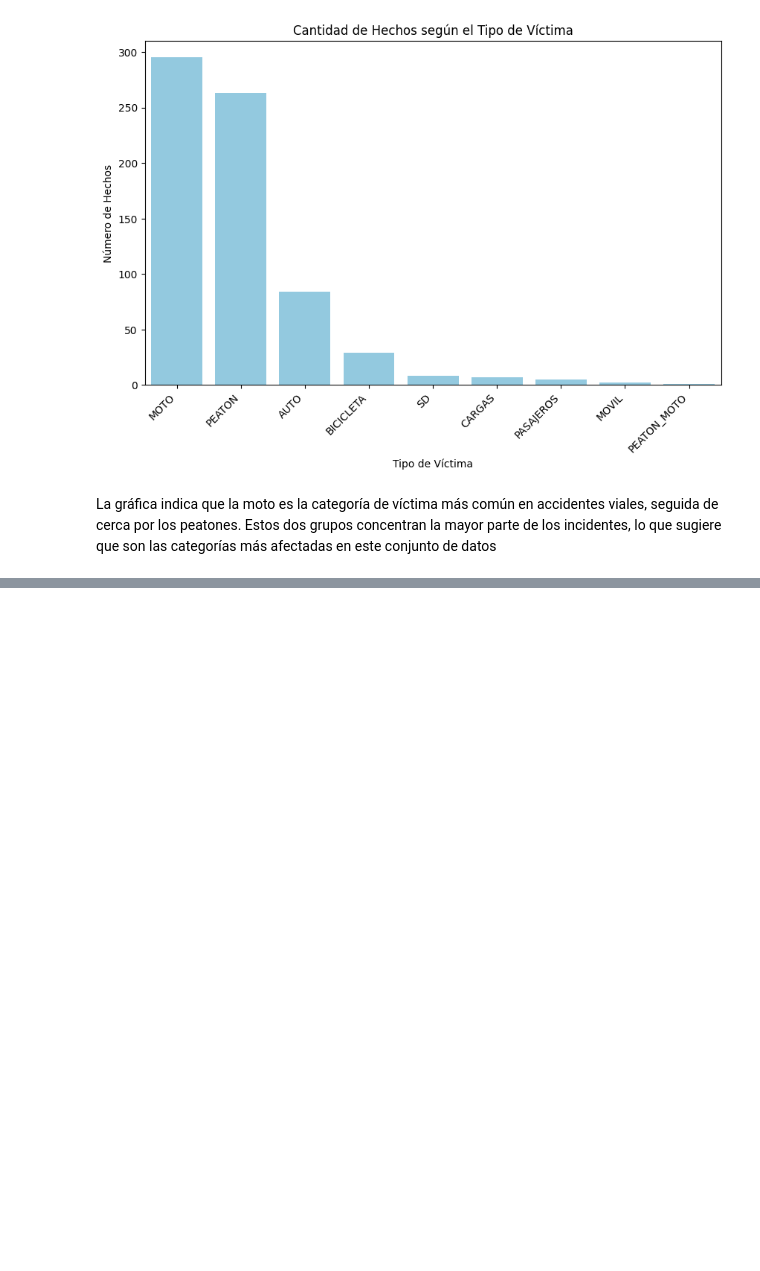
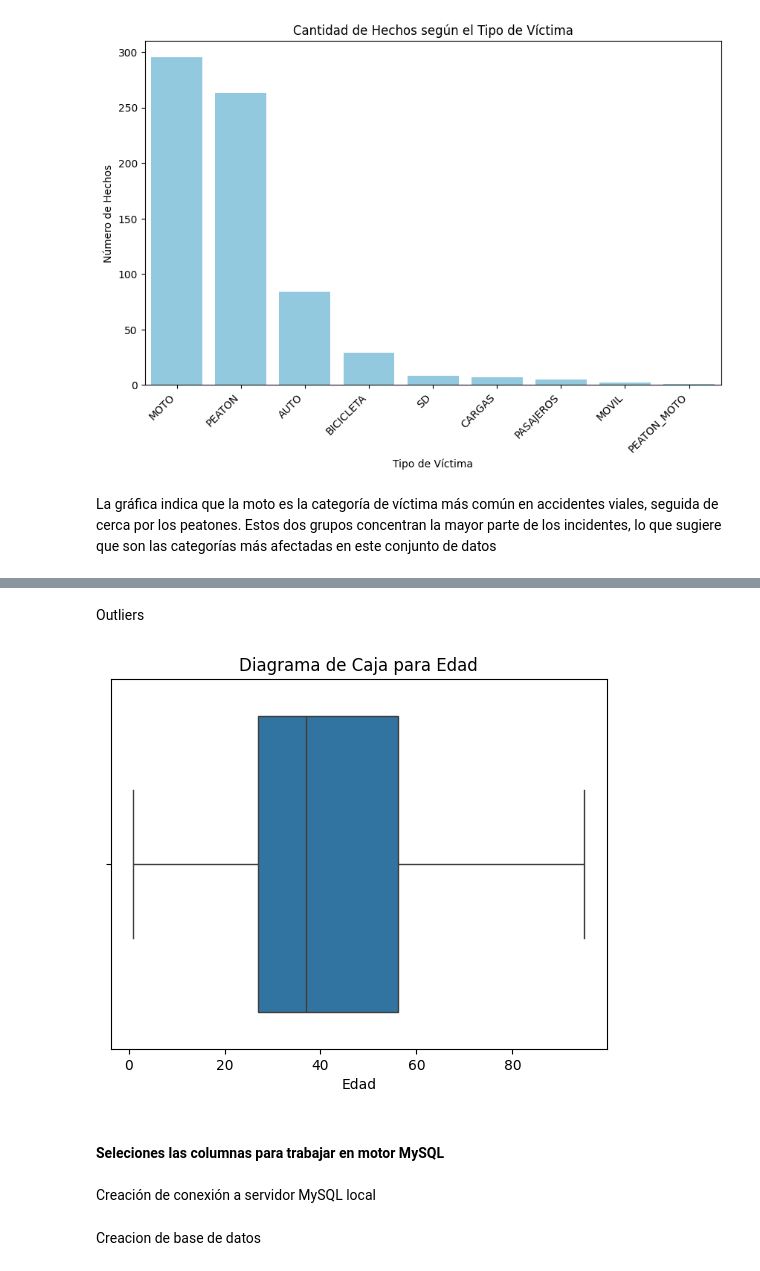
Before and after one commit to C-Hidalgo/Siniestros_data_analyst, a Jupyter notebook: ETL-EDA/EDA.ipynb, the cells around one changed output, grey strips where cells are left out. Drawn from its saved outputs; the diff is of its cells as text; code cells hidden in the pictures; blank space fills up the shorter version.

```diff
--- a/ETL-EDA/EDA.ipynb
+++ b/ETL-EDA/EDA.ipynb
@@ -117,0 +197,4 @@ La gráfica indica que la moto es la categoría de víctima más común en accid
+# %%
+victimas['AÑO'] = victimas['FECHA'].dt.year
+victimas_por_año = victimas.groupby('AÑO').size()
+print(victimas_por_año)
@@ -117,0 +210,15 @@ La gráfica indica que la moto es la categoría de víctima más común en accid
+# %% [markdown]
+Outliers
+# %%
+# Reemplazar 'SD' con NaN en la columna 'EDAD'
+victimas['EDAD'] = pd.to_numeric(victimas['EDAD'], errors='coerce')
+
+# Crear el diagrama de caja
+sns.boxplot(x=victimas['EDAD'])
+plt.title('Diagrama de Caja para Edad')
+plt.xlabel('Edad')
+plt.show()
+# %% [output]
+[figure, added]
+# %% [markdown]
+<h4>Seleciones las columnas para trabajar en motor MySQL</h4>
@@ -117,0 +231,2 @@ La gráfica indica que la moto es la categoría de víctima más común en accid
+# %% [markdown]
+Creación de conexión a servidor MySQL local
@@ -117,0 +241,2 @@ La gráfica indica que la moto es la categoría de víctima más común en accid
+# %% [markdown]
+Creacion de base de datos
```
Also changed, not shown: parts of 17 cells of this notebook, 1 other file.
